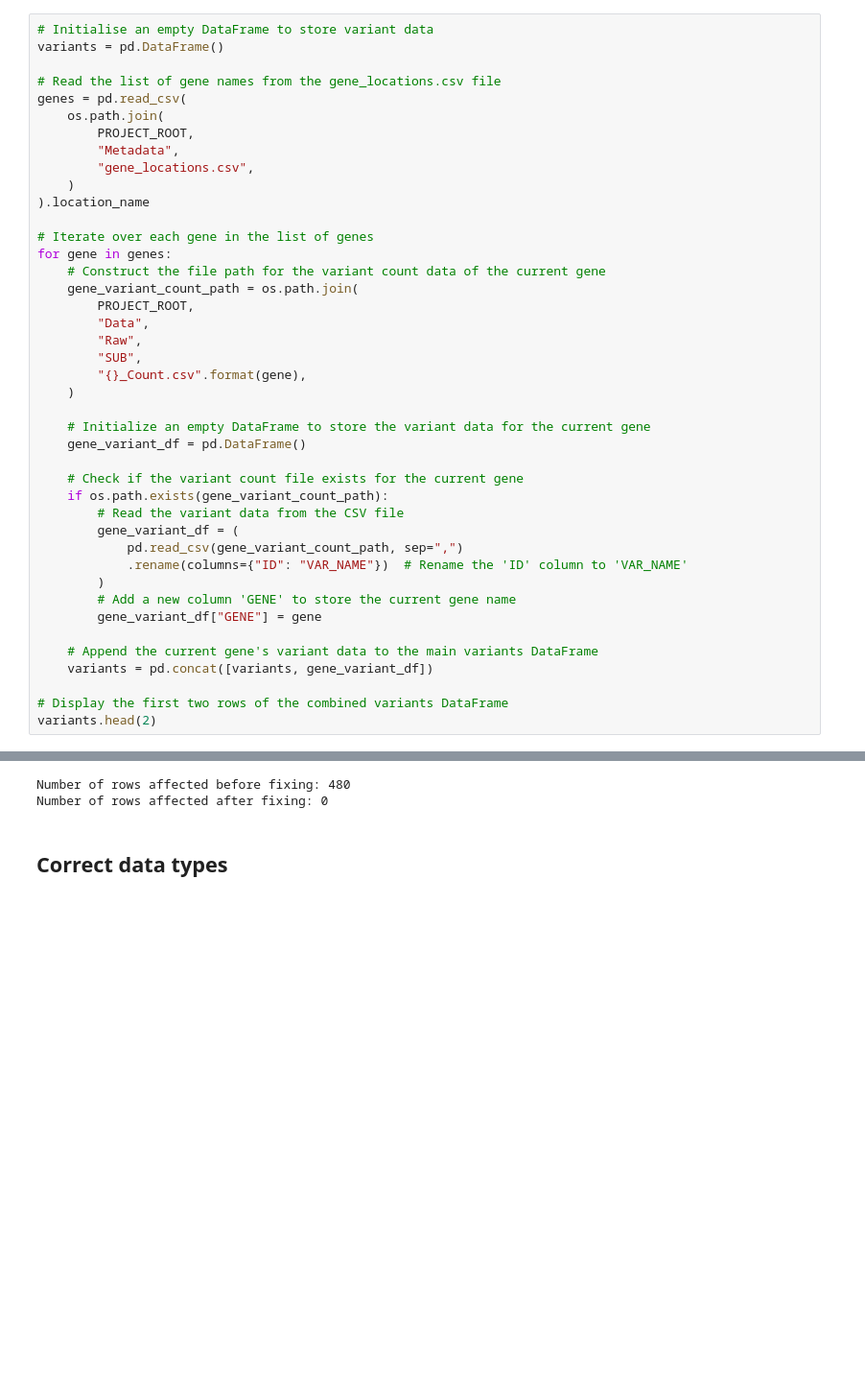
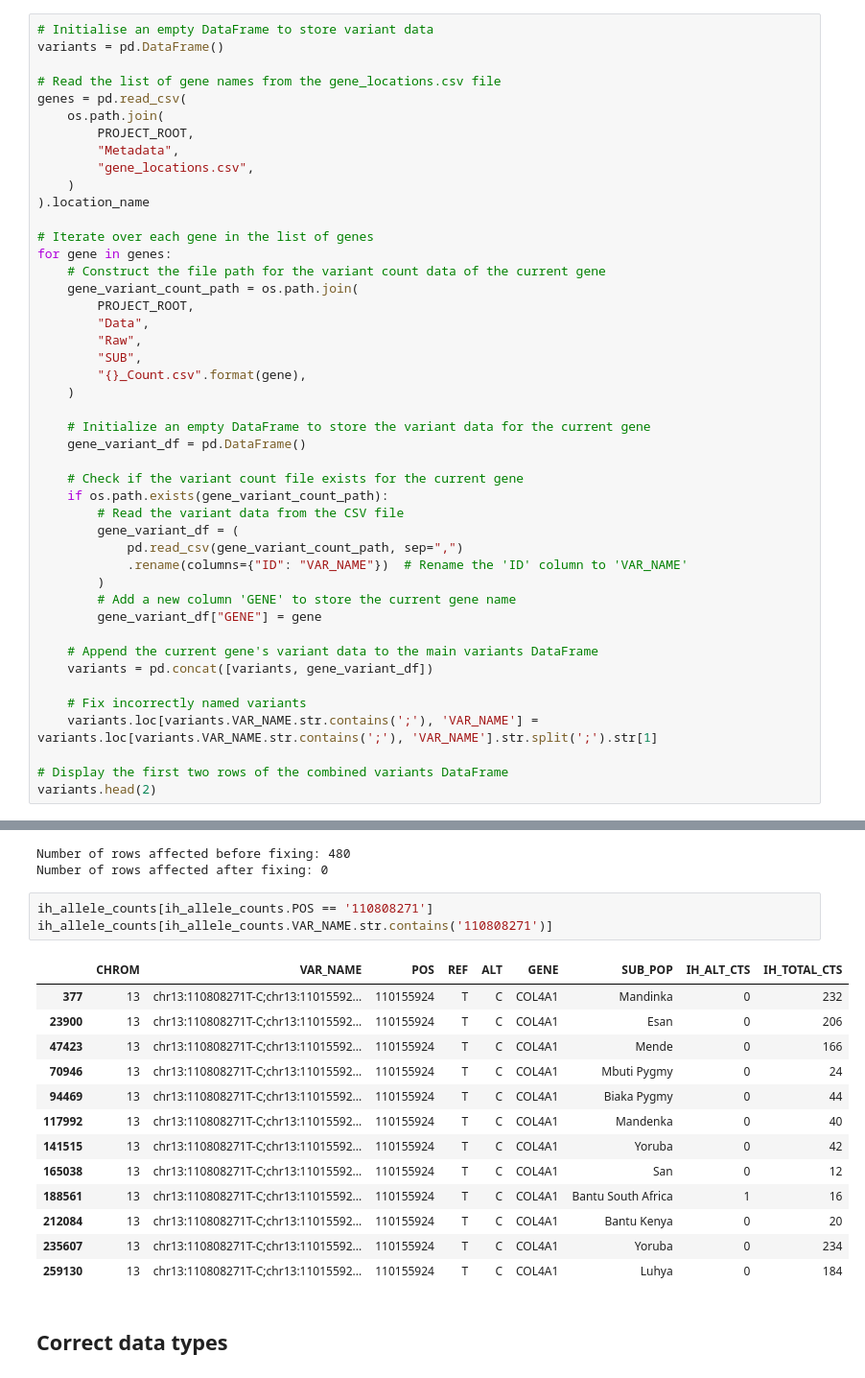
Before and after one commit to MeganHolborn/Genetic_data_analysis, a Jupyter notebook: Notebooks/2-Data_preparation/2-IH_variant_count_data.ipynb, the cells around one changed output, grey strips where cells are left out. Shown: that part at 96% size. Saved outputs shown, nothing was run; the diff lists cells and outputs as text; blank space fills up the shorter version.

```diff
--- a/Notebooks/2-Data_preparation/2-IH_variant_count_data.ipynb
+++ b/Notebooks/2-Data_preparation/2-IH_variant_count_data.ipynb
@@ -88,6 +88,9 @@ for gene in genes:
     # Append the current gene's variant data to the main variants DataFrame
     variants = pd.concat([variants, gene_variant_df])
 
+    # Fix incorrectly named variants
+    variants.loc[variants.VAR_NAME.str.contains(';'), 'VAR_NAME'] = variants.loc[variants.VAR_NAME.str.contains(';'), 'VAR_NAME'].str.split(';').str[1]
+
 # Display the first two rows of the combined variants DataFrame
 variants.head(2)
 # %% [output]
@@ -179,6 +182,23 @@ print(f"Number of rows affected after fixing: {affected_row_count}")
 # %% [output]
 Number of rows affected before fixing: 480
 Number of rows affected after fixing: 0
+# %%
+ih_allele_counts[ih_allele_counts.POS == '110808271']
+ih_allele_counts[ih_allele_counts.VAR_NAME.str.contains('110808271')]
+# %% [output]
+|  | CHROM | VAR_NAME | POS | REF | ALT | GENE | SUB_POP | IH_ALT_CTS | IH_TOTAL_CTS |
+| 377 | 13 | chr13:110808271T-C;chr13:11015592... | 110155924 | T | C | COL4A1 | Mandinka | 0 | 232 |
+| 23900 | 13 | chr13:110808271T-C;chr13:11015592... | 110155924 | T | C | COL4A1 | Esan | 0 | 206 |
+| 47423 | 13 | chr13:110808271T-C;chr13:11015592... | 110155924 | T | C | COL4A1 | Mende | 0 | 166 |
+| 70946 | 13 | chr13:110808271T-C;chr13:11015592... | 110155924 | T | C | COL4A1 | Mbuti Pygmy | 0 | 24 |
+| 94469 | 13 | chr13:110808271T-C;chr13:11015592... | 110155924 | T | C | COL4A1 | Biaka Pygmy | 0 | 44 |
+| 117992 | 13 | chr13:110808271T-C;chr13:11015592... | 110155924 | T | C | COL4A1 | Mandenka | 0 | 40 |
+| 141515 | 13 | chr13:110808271T-C;chr13:11015592... | 110155924 | T | C | COL4A1 | Yoruba | 0 | 42 |
+| 165038 | 13 | chr13:110808271T-C;chr13:11015592... | 110155924 | T | C | COL4A1 | San | 0 | 12 |
+| 188561 | 13 | chr13:110808271T-C;chr13:11015592... | 110155924 | T | C | COL4A1 | Bantu South Africa | 1 | 16 |
+| 212084 | 13 | chr13:110808271T-C;chr13:11015592... | 110155924 | T | C | COL4A1 | Bantu Kenya | 0 | 20 |
+| 235607 | 13 | chr13:110808271T-C;chr13:11015592... | 110155924 | T | C | COL4A1 | Yoruba | 0 | 234 |
+| 259130 | 13 | chr13:110808271T-C;chr13:11015592... | 110155924 | T | C | COL4A1 | Luhya | 0 | 184 |
 # %% [markdown]
 ## Correct data types
 # %% [markdown]
```
Also changed, not shown: 12 other files.
